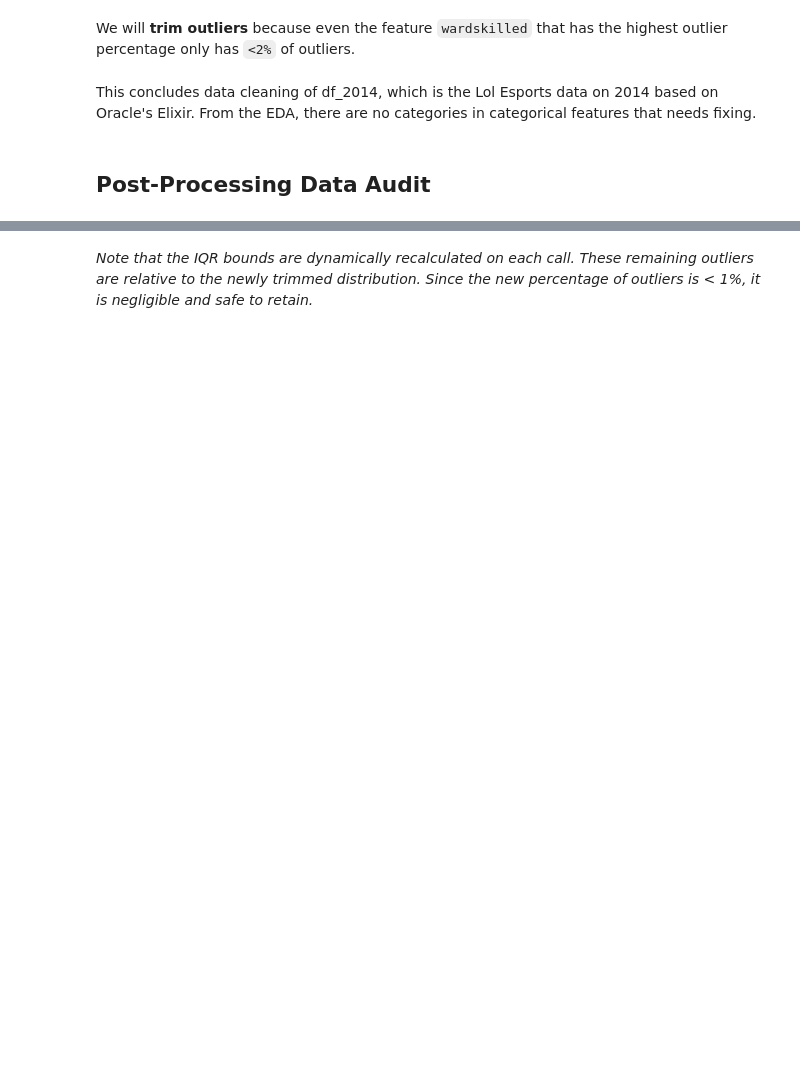
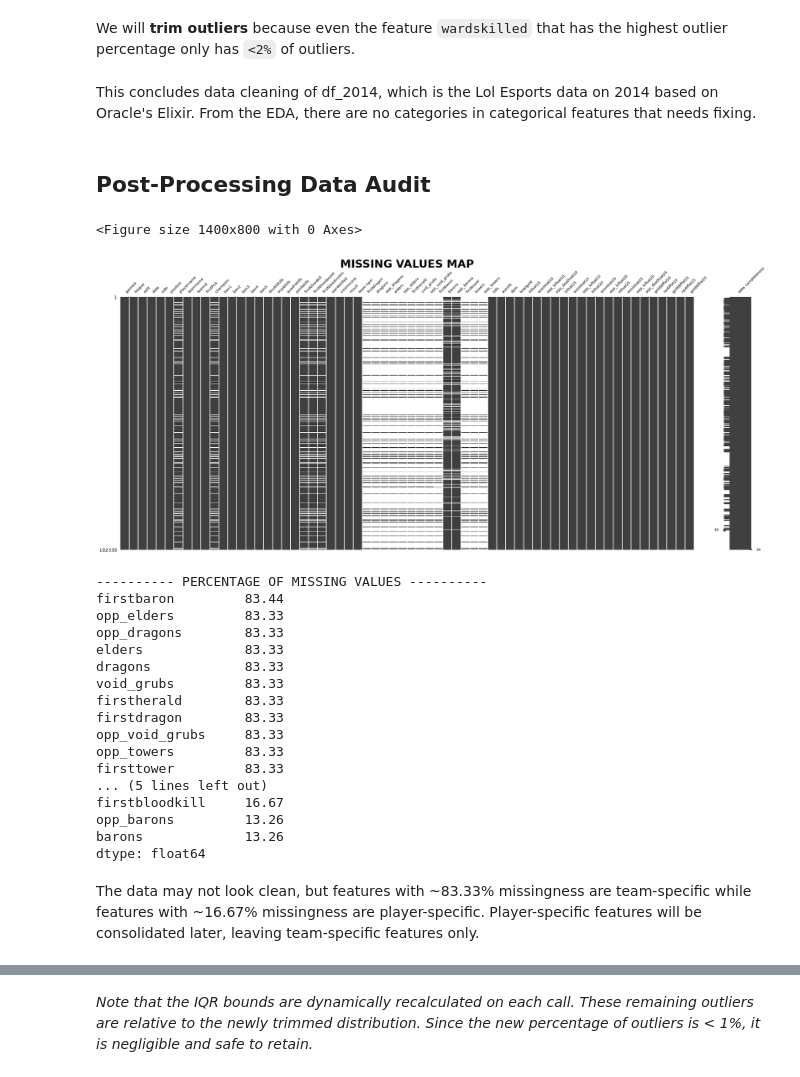
Before and after one commit to jkpjr/lol-esports-pickems-predictor, a Jupyter notebook: data_processing.ipynb, the cells around one changed output, grey strips where cells are left out. Saved outputs shown, nothing was run; the diff lists cells and outputs as text; code cells hidden in the pictures; blank space fills up the shorter version.

```diff
--- a/data_processing.ipynb
+++ b/data_processing.ipynb
@@ -69,0 +70,8 @@ df['split'] = df['split'].ffill()
+# %%
+# Find all columns where missingness is less than 10% (and greater than 0%)
+cols_to_clean = [col for col in df.columns if 0 < df[col].isnull().mean() < 0.1]
+
+print("Columns being cleaned for missing rows:", cols_to_clean)
+
+# Drop rows that have NaN values in any of those specific columns
+df = df.dropna(subset=cols_to_clean).reset_index(drop=True)
@@ -86,5 +98,29 @@ df.info()
 df.shape
 # %%
 display(df.describe())
+# %%
+null_map(df)
+# %% [output]
+<Figure size 1400x800 with 0 Axes>
+[figure, added]
+---------- PERCENTAGE OF MISSING VALUES ----------
+firstbaron         83.44
+opp_elders         83.33
+opp_dragons        83.33
+elders             83.33
+dragons            83.33
+void_grubs         83.33
+firstherald        83.33
+firstdragon        83.33
+opp_void_grubs     83.33
+opp_towers         83.33
+firsttower         83.33
+... (5 lines left out)
+firstbloodkill     16.67
+opp_barons         13.26
+barons             13.26
+dtype: float64
+# %% [markdown]
+The data may not look clean, but features with ~83.33% missingness are team-specific while features with ~16.67% missingness are player-specific. Player-specific features will be consolidated later, leaving team-specific features only.
 # %%
 data_profiling(df)
```
Also changed, not shown: parts of 12 cells of this notebook, 2 other files.
